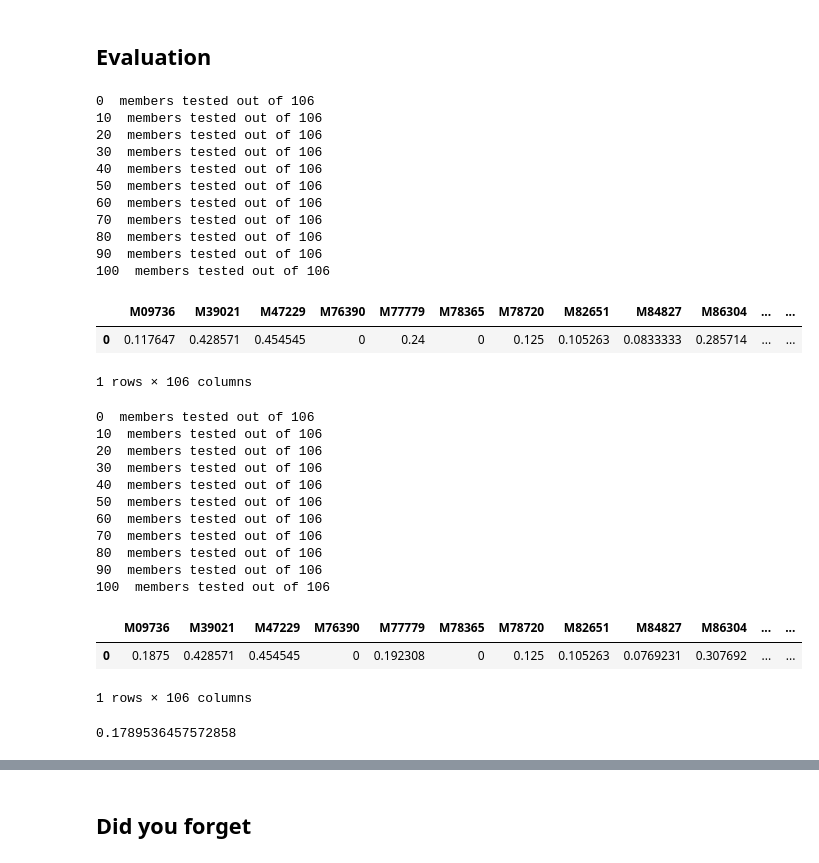
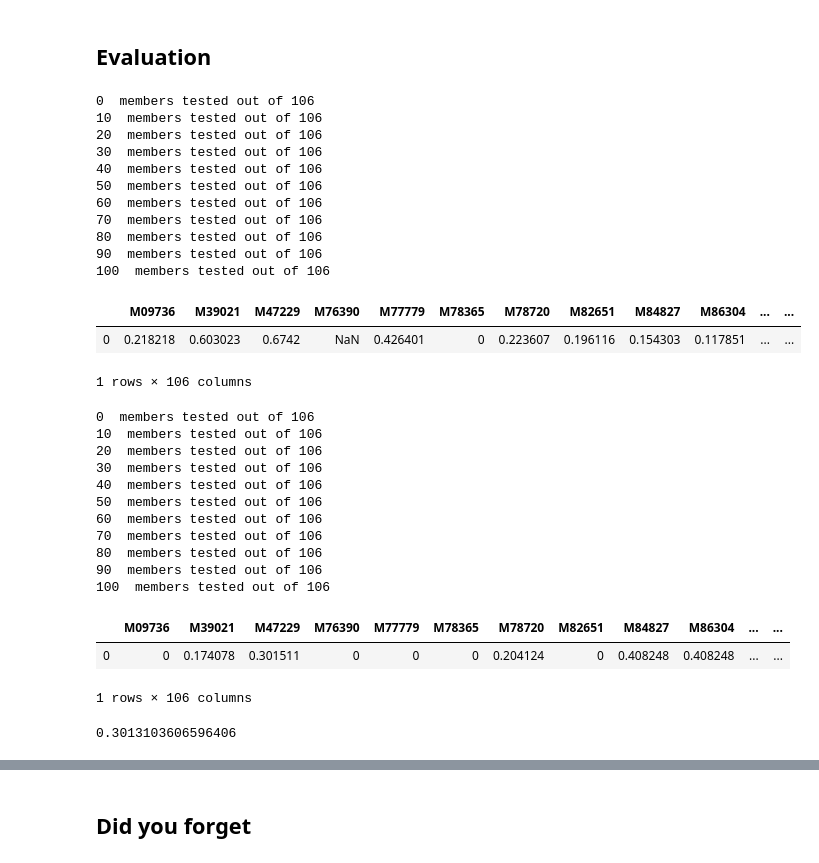
Before and after one commit to mrmachatschek/recommender_system, a Jupyter notebook: main.ipynb, the cells around one changed output, grey strips where cells are left out. Cells and saved outputs as stored; diff of their text form; code cells hidden in the pictures.

Commit message:
added evaluation for smart basket

```diff
--- a/main.ipynb
+++ b/main.ipynb
@@ -189,7 +171,7 @@ df_rfq.rename(columns={'Order':'Frequency','SKU':'Quantity'},inplace=True)
 ## Modelling
 # %%
 def get_order_table(df, member, orders_since=None, orders_until=None):
-    """Returns dataframe with order as rows and SKUs as columns, indicating whether SKU was bought in order or not.
+    """Returns dataframe with order as rows and SKUs as columns, indicating whether SKU was bought in an order or not.
     """
     if orders_until == None:
         orders_until = df.Date.max()
@@ -259,17 +236,13 @@ def measure_similarity(basket1, basket2, distance):
 
     return result
 # %%
-recommended_items = [7543289, 15668688, 15668468, 34934495]
-test_start_date = dt.datetime(2014,7,5)
-member = "M64379"
-
-def evaluate_recommendation(member, recommended_items, test_start_date):
+def evaluate_recommendation(member, recommended_items, test_start_date, metric):
     test_orders = get_order_table(df, member, orders_since=test_start_date)
     recommended_order = [1 if i in recommended_items else 0 for i in test_orders.columns.values]
 
     similarity_scores = []
     for order_id, order in test_orders.iterrows():
-        score = measure_similarity(order.values, recommended_order, "jaccard")
+        score = measure_similarity(order.values, recommended_order, metric)
         similarity_scores.append(score)
         return np.mean(similarity_scores)
 # %%
@@ -340,0 +325,5 @@ def get_smart_basket(df, member, orders_until, additional_items_perc=0):
+# %%
+smart_baskets = pd.read_csv("smart_baskets.csv", index_col=0)
+basket = smart_baskets.loc[member, "smart_basket"]
+basket = [int(sku) for sku in basket.split(";")]
+basket
@@ -363,12 +367,14 @@ def evaluate_baseline_model(test_start_date):
 # %%
 def evaluate_model(test_start_date):
     members = df[df.Date <= test_start_date].Member.unique()
+    smart_baskets = pd.read_csv("smart_baskets.csv", index_col=0)
 
     similarity_scores = pd.DataFrame(columns=members)
     counter = 0
     for member in members:
-        recommended_basket = get_smart_basket(df, member, test_start_date)
-        score = evaluate_recommendation(member, recommended_basket, test_start_date) # TODO add distacne type parameter to this funtion
+        basket = smart_baskets.loc[member, "smart_basket"]
+        basket = [int(sku) for sku in basket.split(";")]
+        score = evaluate_recommendation(member, basket, test_start_date, "cosine")
         similarity_scores.loc[0,member] = score
 
         if counter % 10 == 0:
@@ -377,25 +383,25 @@ def evaluate_model(test_start_date):
 
     return similarity_scores
 # %%
-results = evaluate_model(dt.datetime(2014,7,5))
+results = evaluate_model(dt.datetime(2014,7,1))
 results
 # %% [output]
 0  members tested out of 106
 10  members tested out of 106
 20  members tested out of 106
 30  members tested out of 106
 40  members tested out of 106
 50  members tested out of 106
 60  members tested out of 106
 70  members tested out of 106
 80  members tested out of 106
 90  members tested out of 106
 100  members tested out of 106
 |  | M09736 | M39021 | M47229 | M76390 | M77779 | M78365 | M78720 | M82651 | M84827 | M86304 | ... | ... |
-| 0 | 0.117647 | 0.428571 | 0.454545 | 0 | 0.24 | 0 | 0.125 | 0.105263 | 0.0833333 | 0.285714 | ... | ... |
+| 0 | 0.218218 | 0.603023 | 0.6742 | NaN | 0.426401 | 0 | 0.223607 | 0.196116 | 0.154303 | 0.117851 | ... | ... |
 1 rows × 106 columns
 # %%
-baseline = evaluate_baseline_model(dt.datetime(2014,7,5))
+baseline = evaluate_baseline_model(dt.datetime(2014,7,1))
 baseline
 # %% [output]
 0  members tested out of 106
@@ -410,12 +416,12 @@ baseline
 90  members tested out of 106
 100  members tested out of 106
 |  | M09736 | M39021 | M47229 | M76390 | M77779 | M78365 | M78720 | M82651 | M84827 | M86304 | ... | ... |
-| 0 | 0.1875 | 0.428571 | 0.454545 | 0 | 0.192308 | 0 | 0.125 | 0.105263 | 0.0769231 | 0.307692 | ... | ... |
+| 0 | 0 | 0.174078 | 0.301511 | 0 | 0 | 0 | 0.204124 | 0 | 0.408248 | 0.408248 | ... | ... |
 1 rows × 106 columns
 # %%
 results.loc[0,:].mean()
 # %% [output]
-0.1789536457572858
+0.3013103606596406
 # %%
 baseline.loc[0,:].mean()
 # %% [output]
```
Also changed, not shown: parts of 26 cells of this notebook, 1 other file.
